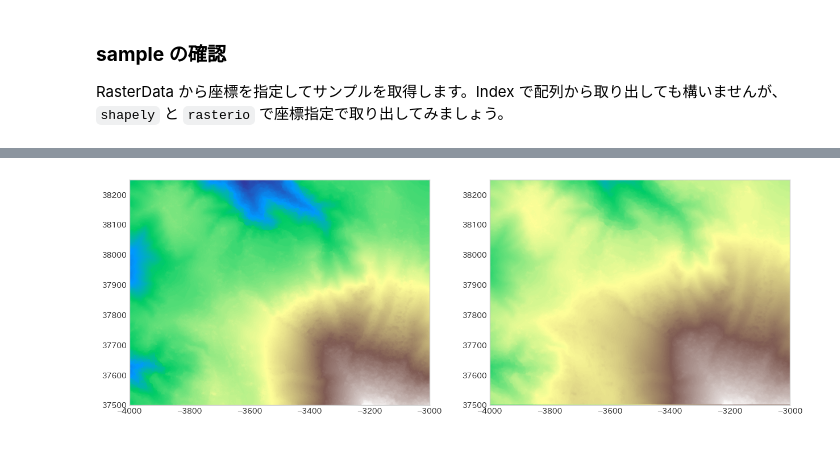
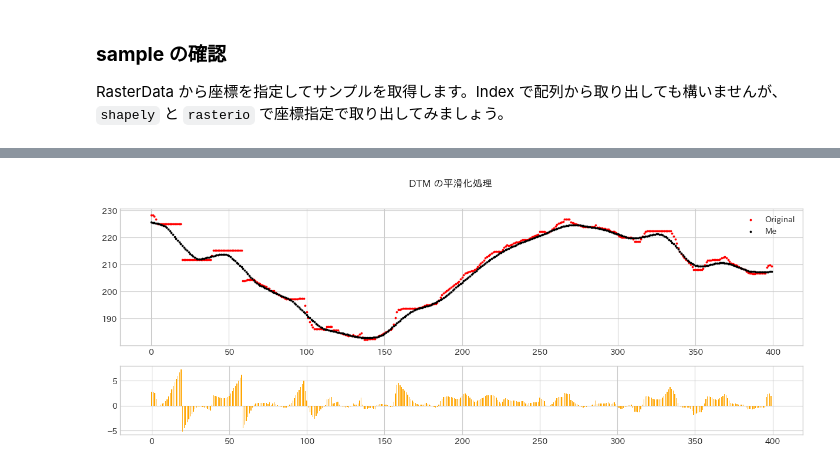
Before and after one commit to shingo405nagano/WriteZenn, a Jupyter notebook: notebooks/learn_lidar_session3_smoosing_dtm.ipynb, the cells around one changed output, grey strips where cells are left out. Saved outputs shown, nothing was run; the diff lists cells and outputs as text; code cells hidden in the pictures.

```diff
--- a/notebooks/learn_lidar_session3_smoosing_dtm.ipynb
+++ b/notebooks/learn_lidar_session3_smoosing_dtm.ipynb
@@ -258,7 +254,0 @@ ax.legend();
-# %%
-# 穴埋めした DTM を保存する
-OUTPUT_PATH_01 = FILE_PATH.replace('R05', 'R05_Filled')
-
-for idx in ds.indexes:
-    with rasterio.open(OUTPUT_PATH_01, 'w', **ds.meta) as dst:
-        dst.write(dtm_fill, idx)
@@ -317,9 +282,36 @@ ax.legend();
-# %%
-fig, ax = plt.subplots(ncols=2, figsize=(15, 6))
-ax[0].imshow(dtm_fill, cmap='terrain', extent=extent)
-ax[1].imshow(result, cmap='terrain', extent=extent)
-
-for _ax in ax:
-    _ax.grid(False)
-# %% [output]
-[figure, removed]
+# %%
+import pandas as pd
+
+
+# Polygonで指定した範囲のセルの行列を切り取る
+masked = rasterio.mask.mask(dst, shapes=[poly_mask], crop=True)
+terrain_01 = masked[0][0][0]
+
+series = terrain_01.copy()
+index = np.arange(0, len(terrain_01))
+
+_s = pd.Series(series)
+mins = _s.rolling(10, center=True, min_periods=1).min()
+means = mins.rolling(10, center=True, min_periods=1).mean()
+# %%
+ter2 = \
+    pd.Series((terrain_conved + means) / 2)\
+    .rolling(20, center=True, min_periods=1).mean()
+# %%
+fit = np.polyfit(index, series, 10)
+p = np.poly1d(fit)
+pred = [p(idx) for idx in index]
+fig, ax = plt.subplots(
+    nrows=2,
+    figsize=(15, 5),
+    gridspec_kw=dict(height_ratios=[2, 1])
+)
+# ax[0].plot(series, color='red', label='Original')
+ax[0].scatter(x=index, y=series, s=3, c='red', label='Original')
+# ax[0].plot(terrain_conved, color='green', label='Bluer')
+ax[0].scatter(index, ter2, s=3, c='black', label='Me')
+ax[0].legend()
+ax[1].bar(index, series - ter2, width=0.5, color='orange')
+plt.suptitle('DTM の平滑化処理');
+# %% [output]
+[figure, added]
```
Also changed, not shown: parts of 9 cells of this notebook.
